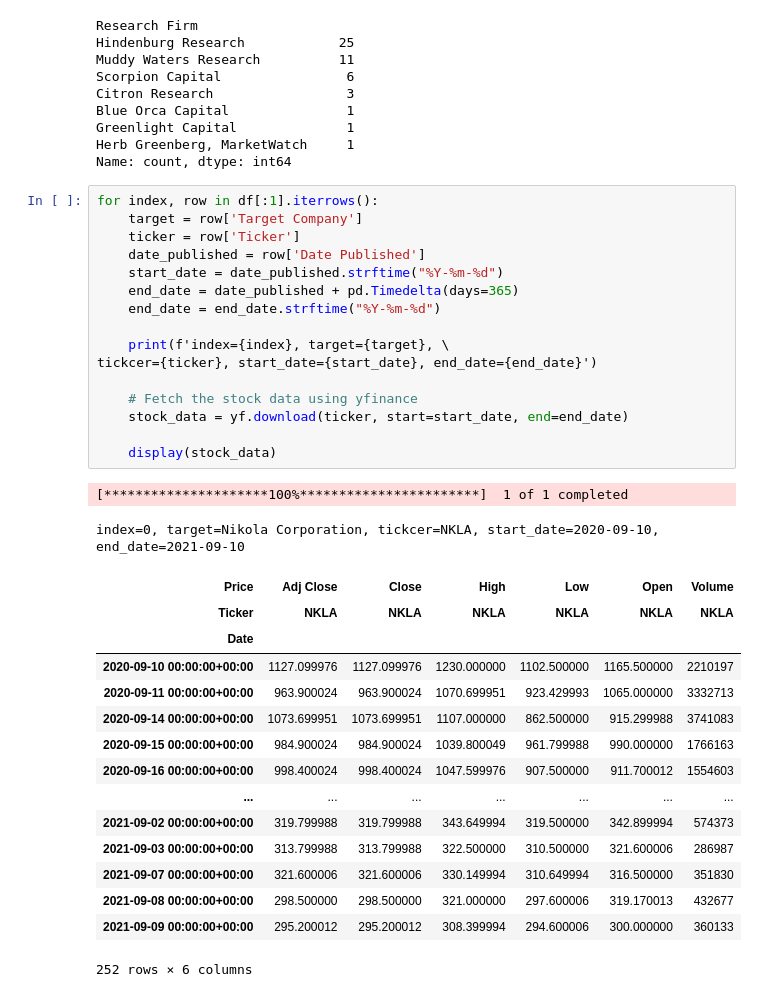
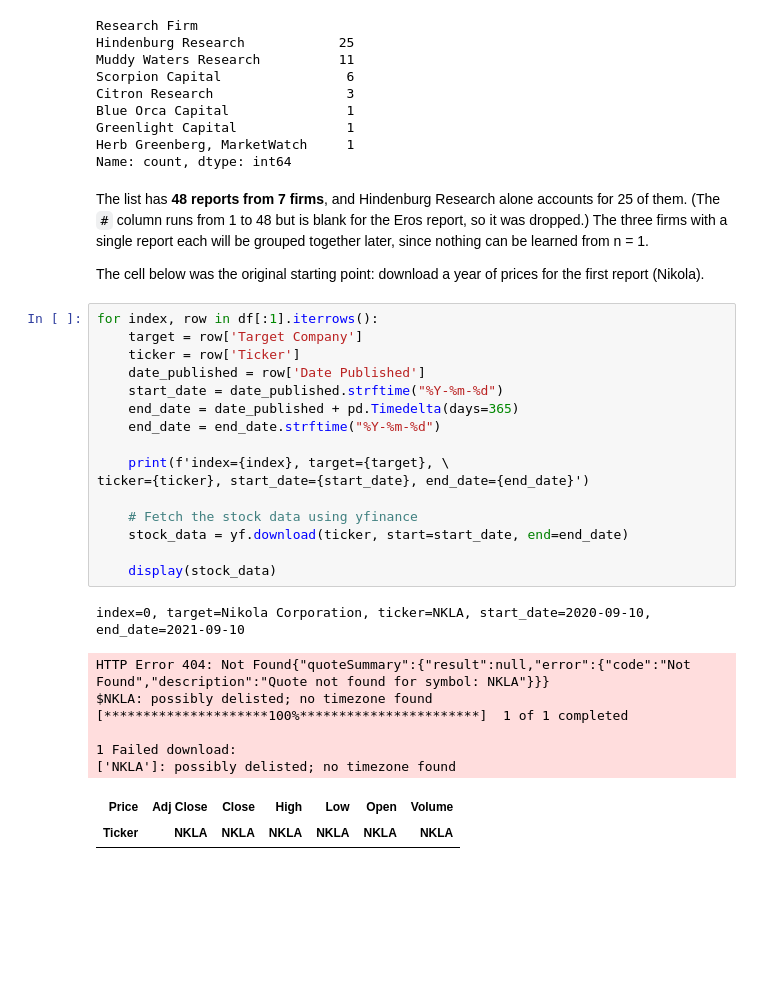
Before and after one commit to subwaymatch/analytics-case-development, a Jupyter notebook: short-seller-reports/short-seller-reports.ipynb, the cells around one changed output. Cells and saved outputs as stored; diff of their text form; blank space fills up the shorter version.

```diff
--- a/short-seller-reports/short-seller-reports.ipynb
+++ b/short-seller-reports/short-seller-reports.ipynb
@@ -40,37 +57,33 @@ Blue Orca Capital               1
 Greenlight Capital              1
 Herb Greenberg, MarketWatch     1
 Name: count, dtype: int64
+# %% [markdown]
+The list has **48 reports from 7 firms**, and Hindenburg Research alone accounts for 25 of them. (The `#` column runs from 1 to 48 but is blank for the Eros report, so it was dropped.) The three firms with a single report each will be grouped together later, since nothing can be learned from n = 1.
+
+The cell below was the original starting point: download a year of prices for the first report (Nikola).
 # %%
 for index, row in df[:1].iterrows():
     target = row['Target Company']
     ticker = row['Ticker']
     date_published = row['Date Published']
     start_date = date_published.strftime("%Y-%m-%d")
     end_date = date_published + pd.Timedelta(days=365)
     end_date = end_date.strftime("%Y-%m-%d")
 
     print(f'index={index}, target={target}, \
-tickcer={ticker}, start_date={start_date}, end_date={end_date}')
+ticker={ticker}, start_date={start_date}, end_date={end_date}')
 
     # Fetch the stock data using yfinance
     stock_data = yf.download(ticker, start=start_date, end=end_date)
 
     display(stock_data)
 # %% [output]
-[*********************100%***********************]  1 of 1 completed
+index=0, target=Nikola Corporation, ticker=NKLA, start_date=2020-09-10, end_date=2021-09-10
-index=0, target=Nikola Corporation, tickcer=NKLA, start_date=2020-09-10, end_date=2021-09-10
+HTTP Error 404: Not Found{"quoteSummary":{"result":null,"error":{"code":"Not Found","description":"Quote not found for symbol: NKLA"}}}
+$NKLA: possibly delisted; no timezone found
+[*********************100%***********************]  1 of 1 completed
+
+1 Failed download:
+['NKLA']: possibly delisted; no timezone found
 | Price | Adj Close | Close | High | Low | Open | Volume |
 | Ticker | NKLA | NKLA | NKLA | NKLA | NKLA | NKLA |
-| Date |  |  |  |  |  |  |
-| 2020-09-10 00:00:00+00:00 | 1127.099976 | 1127.099976 | 1230.000000 | 1102.500000 | 1165.500000 | 2210197 |
-| 2020-09-11 00:00:00+00:00 | 963.900024 | 963.900024 | 1070.699951 | 923.429993 | 1065.000000 | 3332713 |
-| 2020-09-14 00:00:00+00:00 | 1073.699951 | 1073.699951 | 1107.000000 | 862.500000 | 915.299988 | 3741083 |
-| 2020-09-15 00:00:00+00:00 | 984.900024 | 984.900024 | 1039.800049 | 961.799988 | 990.000000 | 1766163 |
-| 2020-09-16 00:00:00+00:00 | 998.400024 | 998.400024 | 1047.599976 | 907.500000 | 911.700012 | 1554603 |
-| ... | ... | ... | ... | ... | ... | ... |
-| 2021-09-02 00:00:00+00:00 | 319.799988 | 319.799988 | 343.649994 | 319.500000 | 342.899994 | 574373 |
-| 2021-09-03 00:00:00+00:00 | 313.799988 | 313.799988 | 322.500000 | 310.500000 | 321.600006 | 286987 |
-| 2021-09-07 00:00:00+00:00 | 321.600006 | 321.600006 | 330.149994 | 310.649994 | 316.500000 | 351830 |
-| 2021-09-08 00:00:00+00:00 | 298.500000 | 298.500000 | 321.000000 | 297.600006 | 319.170013 | 432677 |
-| 2021-09-09 00:00:00+00:00 | 295.200012 | 295.200012 | 308.399994 | 294.600006 | 300.000000 | 360133 |
-252 rows × 6 columns
```
Also changed, not shown: parts of 46 cells of this notebook, 1 other file.
